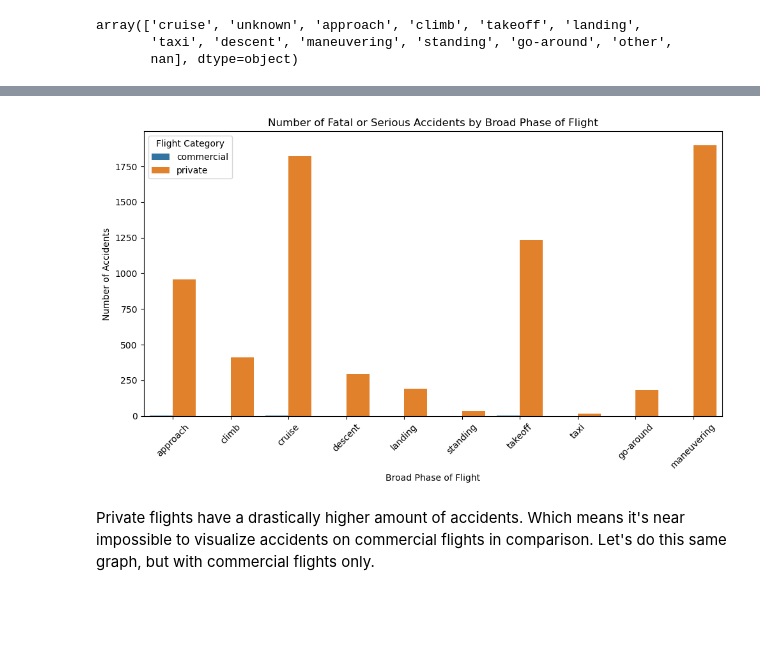
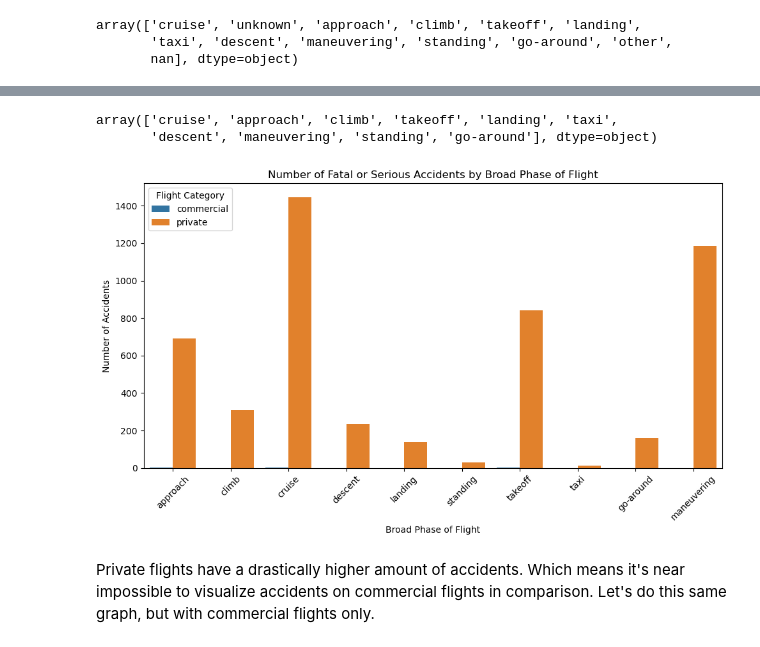
Before and after one commit to emmascotson/aviation-venture-risk-eda, a Jupyter notebook: aviation-venture-risk-eda.ipynb, the cells around one changed output, grey strips where cells are left out. Saved outputs shown, nothing was run; the diff lists cells and outputs as text; code cells hidden in the pictures; blank space fills up the shorter version.

```diff
--- a/aviation-venture-risk-eda.ipynb
+++ b/aviation-venture-risk-eda.ipynb
@@ -29,6 +45,9 @@ dtype_spec = {
 #now load it in full without warnings
 aviation_data = pd.read_csv("data/AviationData.csv",encoding="latin1", dtype=dtype_spec)
 uscode_data = pd.read_csv("data/USState_Codes.csv")
+
+# Replace string 'nan' with actual np.nan, for ones we forced to load as strings to avoid data type warning
+aviation_data = aviation_data.replace('nan', np.nan)
 # %% [markdown]
 # Standardize Column Names
 # %%
@@ -1683,10 +1731,10 @@ We can also make a column outlining the ratio of fatal to non-fatal injuries.
 aviation_data['fatal_to_non_ratio'] = aviation_data['total_fatal_injuries']/(aviation_data['total_serious_injuries'] + aviation_data['total_minor_injuries'] + aviation_data['total_uninjured'])
 
 #Make sure you account for places where the denominator might be 0
-#aviation_data['fatal_to_non_ratio'].fillna(aviation_data['total_fatal_injuries'], inplace=True)
+aviation_data['fatal_to_non_ratio'].fillna(aviation_data['total_fatal_injuries'], inplace=True)
 
 #As well as places where the numerator and denominator are both 0
-#aviation_data['fatal_to_non_ratio'].fillna(0, inplace=True)
+aviation_data['fatal_to_non_ratio'].fillna(0, inplace=True)
 
 display(aviation_data['fatal_to_non_ratio'].value_counts())
 # %% [output]
@@ -1947,7 +2128,7 @@ array(['unk', 'imc', 'vmc', nan], dtype=object)
 Let's look at how many commercial and private flights have 'weather_condition' data available. To make sure we have enough information at our disposal.
 # %%
 #Filter the data for 'commercial' and 'private' flights
-commercial_private_flights = aviation_data[aviation_data['purpose_of_flight'].isin(['commercial', 'private'])]
+commercial_private_flights = aviation_data[(aviation_data['purpose_of_flight'].isin(['commercial', 'private'])) & (aviation_data['aircraft_category'] == 'airplane')]
 
 #Count occurrences of 'imc' and 'vmc' weather_condition values, for each category of flight
 commercial_imc_count = commercial_private_flights[(commercial_private_flights['purpose_of_flight'] == 'commercial') &
@@ -2023,20 +2220,31 @@ array(['cruise', 'unknown', 'approach', 'climb', 'takeoff', 'landing',
+# %%
+# Filter out rows where 'broad_phase_of_flight' is 'other', 'unknown' or NaN
+filtered_pf = aviation_data[~aviation_data['broad_phase_of_flight'].isin(['other', 'unknown']) & aviation_data['broad_phase_of_flight'].notna()]
+
+# Get the filtered 'broad_phase_of_flight' column
+phase_flight = filtered_pf['broad_phase_of_flight'].unique()
+
+phase_flight
+# %% [output]
+array(['cruise', 'approach', 'climb', 'takeoff', 'landing', 'taxi',
+       'descent', 'maneuvering', 'standing', 'go-around'], dtype=object)
 # %%
-phase_flight = ['cruise', 'approach', 'climb', 'takeoff', 'landing', 'taxi', 'descent', 'maneuvering', 'standing', 'go-around']
+#phase_flight = ['cruise', 'approach', 'climb', 'takeoff', 'landing', 'taxi', 'descent', 'maneuvering', 'standing', 'go-around']
 
 filtered_data_pf = commercial_private_flights[commercial_private_flights['broad_phase_of_flight'].isin(phase_flight)]
 fatal_or_serious_counts_pf = filtered_data_pf.groupby(['purpose_of_flight', 'broad_phase_of_flight'])['severity_category'].apply(lambda x: (x == 'Fatal or Serious').sum()).reset_index(name='count')
 
 plt.figure(figsize=(10,6))
 sns.barplot(x='broad_phase_of_flight', y='count', hue='purpose_of_flight', data=fatal_or_serious_counts_pf)
 plt.title('Number of Fatal or Serious Accidents by Broad Phase of Flight')
 plt.xlabel('Broad Phase of Flight')
 plt.ylabel('Number of Accidents')
 plt.xticks(rotation=45)
 plt.legend(title='Flight Category')
 plt.tight_layout()
 plt.show()
 # %% [output]
-[figure, old version]
+[figure, new version]
 # %% [markdown]
 Private flights have a drastically higher amount of accidents. Which means it's near impossible to visualize accidents on commercial flights in comparison. Let's do this same graph, but with commercial flights only.
 # %%
```
Also changed, not shown: parts of 101 cells of this notebook, 1 other file.
